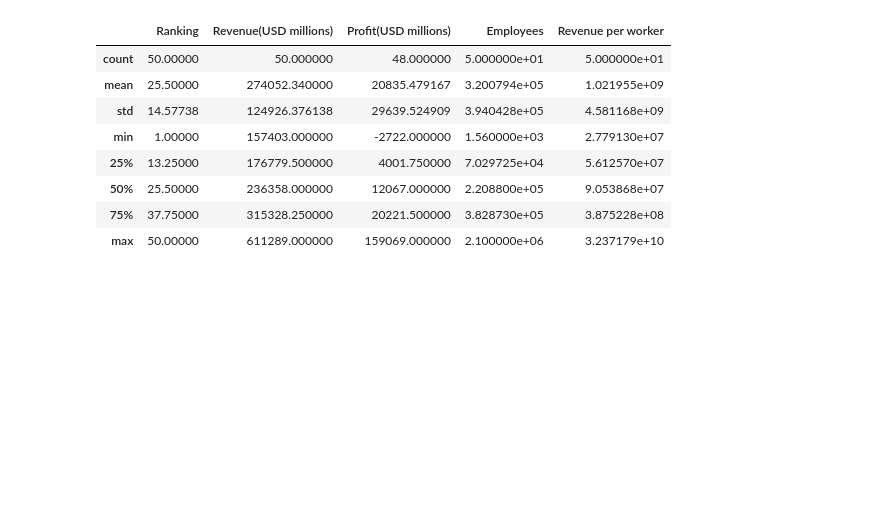
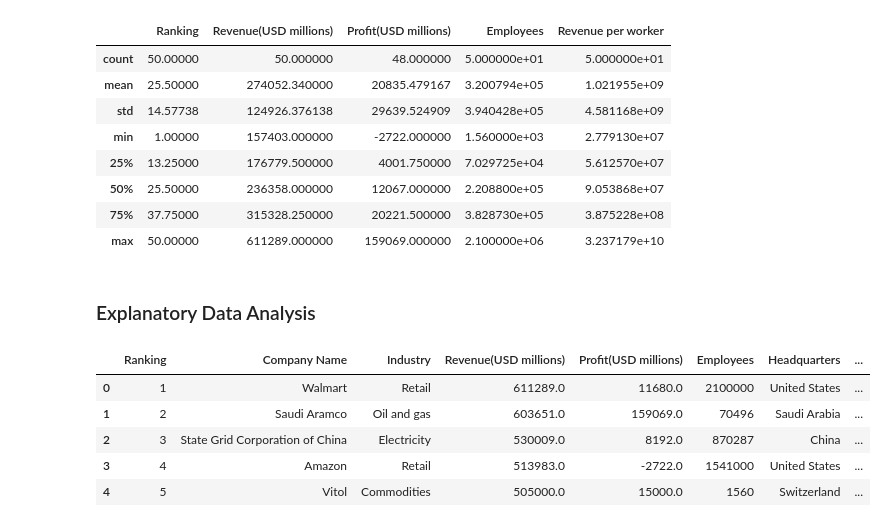
Before and after one commit to RheedWhan/AltSchool_DataScience_2023, a Jupyter notebook: Data_Cleaning_with_Python___LMS.ipynb, the cells around one changed output. Saved outputs shown, nothing was run; the diff lists cells and outputs as text; code cells hidden in the pictures; blank space fills up the shorter version.

```diff
--- a/Data_Cleaning_with_Python___LMS.ipynb
+++ b/Data_Cleaning_with_Python___LMS.ipynb
@@ -100,7 +100,7 @@ company_data['Revenue(USD millions)'] = company_data['Revenue(USD millions)'].st
 company_data['Profit(USD millions)'] = company_data['Profit(USD millions)'].str.replace('[^\d−]', '', regex=True)
 
 # remove the dollar sign and comma from revenue per worker and change it to float
-company_data['Revenue per worker'] = company_data['Revenue per worker'].str.replace('[\.,]', '', regex=True).astype(float)
+company_data['Revenue per worker'] = company_data['Revenue per worker'].str.replace('[\.,]', '', regex=True).astype(int)
 # %%
 # change the minus sign to a standard minus sign
 company_data['Profit(USD millions)'] = company_data['Profit(USD millions)'].str.replace('−', '-', regex=True)
@@ -148,3 +148,14 @@ company_data.describe()
 | 50% | 25.50000 | 236358.000000 | 12067.000000 | 2.208800e+05 | 9.053868e+07 |
 | 75% | 37.75000 | 315328.250000 | 20221.500000 | 3.828730e+05 | 3.875228e+08 |
 | max | 50.00000 | 611289.000000 | 159069.000000 | 2.100000e+06 | 3.237179e+10 |
+# %% [markdown]
+### Explanatory Data Analysis
+# %%
+company_data.head()
+# %% [output]
+|  | Ranking | Company Name | Industry | Revenue(USD millions) | Profit(USD millions) | Employees | Headquarters | ... |
+| 0 | 1 | Walmart | Retail | 611289.0 | 11680.0 | 2100000 | United States | ... |
+| 1 | 2 | Saudi Aramco | Oil and gas | 603651.0 | 159069.0 | 70496 | Saudi Arabia | ... |
+| 2 | 3 | State Grid Corporation of China | Electricity | 530009.0 | 8192.0 | 870287 | China | ... |
+| 3 | 4 | Amazon | Retail | 513983.0 | -2722.0 | 1541000 | United States | ... |
+| 4 | 5 | Vitol | Commodities | 505000.0 | 15000.0 | 1560 | Switzerland | ... |
```
Also changed, not shown: parts of 2 cells of this notebook.
